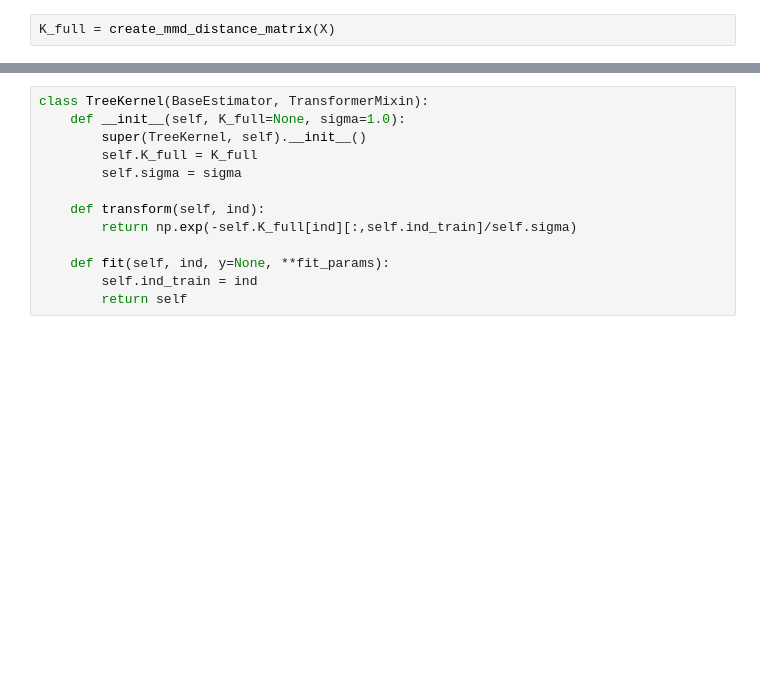
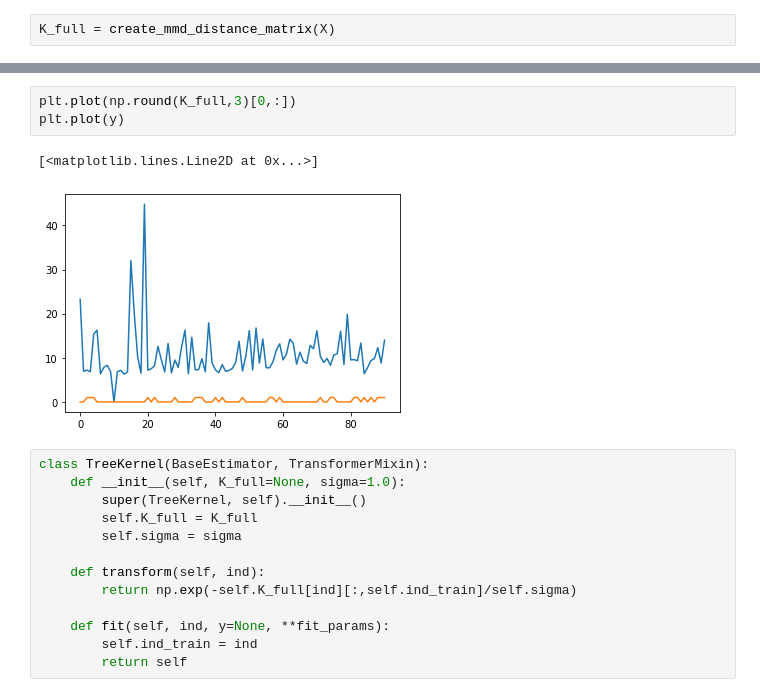
Before and after one commit to crispitagorico/sigkernel, a Jupyter notebook: notebooks/TracerX.ipynb, the cells around one changed output, grey strips where cells are left out. Saved outputs shown, nothing was run; the diff lists cells and outputs as text; blank space fills up the shorter version.

```diff
--- a/notebooks/TracerX.ipynb
+++ b/notebooks/TracerX.ipynb
@@ -137,3 +148,9 @@ array([[ 0.   , 18.841, 19.294, ..., 24.285, 20.602, 25.86 ],
+# %%
+plt.plot(np.round(K_full,3)[0,:])
+plt.plot(y)
+# %% [output]
+[<matplotlib.lines.Line2D at 0x...>]
+[figure, added]
 # %%
 class TreeKernel(BaseEstimator, TransformerMixin):
     def __init__(self, K_full=None, sigma=1.0):
```
Also changed, not shown: parts of 4 cells of this notebook, 1 other file.
